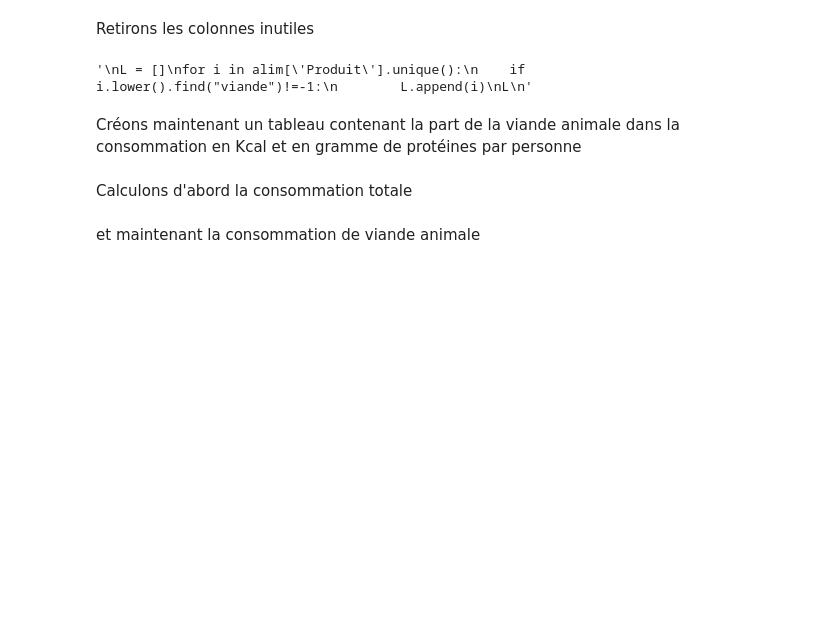
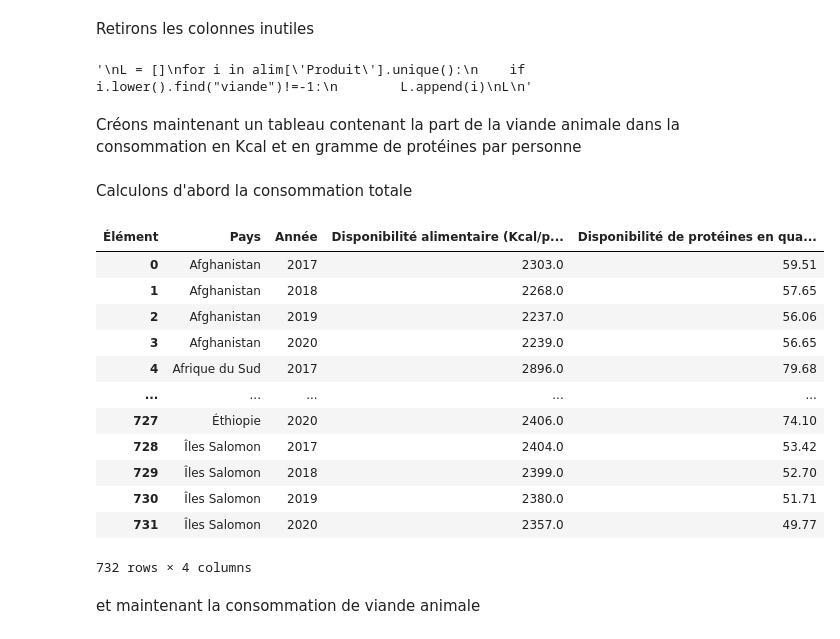
Before and after one commit to Sumoka14/Projet-n-9, a Jupyter notebook: Projet n°9 Nettoyage.ipynb, the cells around one changed output. Cells and saved outputs as stored; diff of their text form; code cells hidden in the pictures; blank space fills up the shorter version.

```diff
--- a/Projet n°9 Nettoyage.ipynb
+++ b/Projet n°9 Nettoyage.ipynb
@@ -245,6 +245,21 @@ Calculons d'abord la consommation totale
 # %%
 part = alim.groupby(['Pays', 'Année', 'Élément'])['Valeur'].sum().reset_index(
 ).pivot_table('Valeur', ['Pays', 'Année'], 'Élément').reset_index()
+part
+# %% [output]
+| Élément | Pays | Année | Disponibilité alimentaire (Kcal/p... | Disponibilité de protéines en qua... |
+| 0 | Afghanistan | 2017 | 2303.0 | 59.51 |
+| 1 | Afghanistan | 2018 | 2268.0 | 57.65 |
+| 2 | Afghanistan | 2019 | 2237.0 | 56.06 |
+| 3 | Afghanistan | 2020 | 2239.0 | 56.65 |
+| 4 | Afrique du Sud | 2017 | 2896.0 | 79.68 |
+| ... | ... | ... | ... | ... |
+| 727 | Éthiopie | 2020 | 2406.0 | 74.10 |
+| 728 | Îles Salomon | 2017 | 2404.0 | 53.42 |
+| 729 | Îles Salomon | 2018 | 2399.0 | 52.70 |
+| 730 | Îles Salomon | 2019 | 2380.0 | 51.71 |
+| 731 | Îles Salomon | 2020 | 2357.0 | 49.77 |
+732 rows × 4 columns
 # %% [markdown]
 et maintenant la consommation de viande animale
 # %%
```
Also changed, not shown: parts of 4 cells of this notebook.
